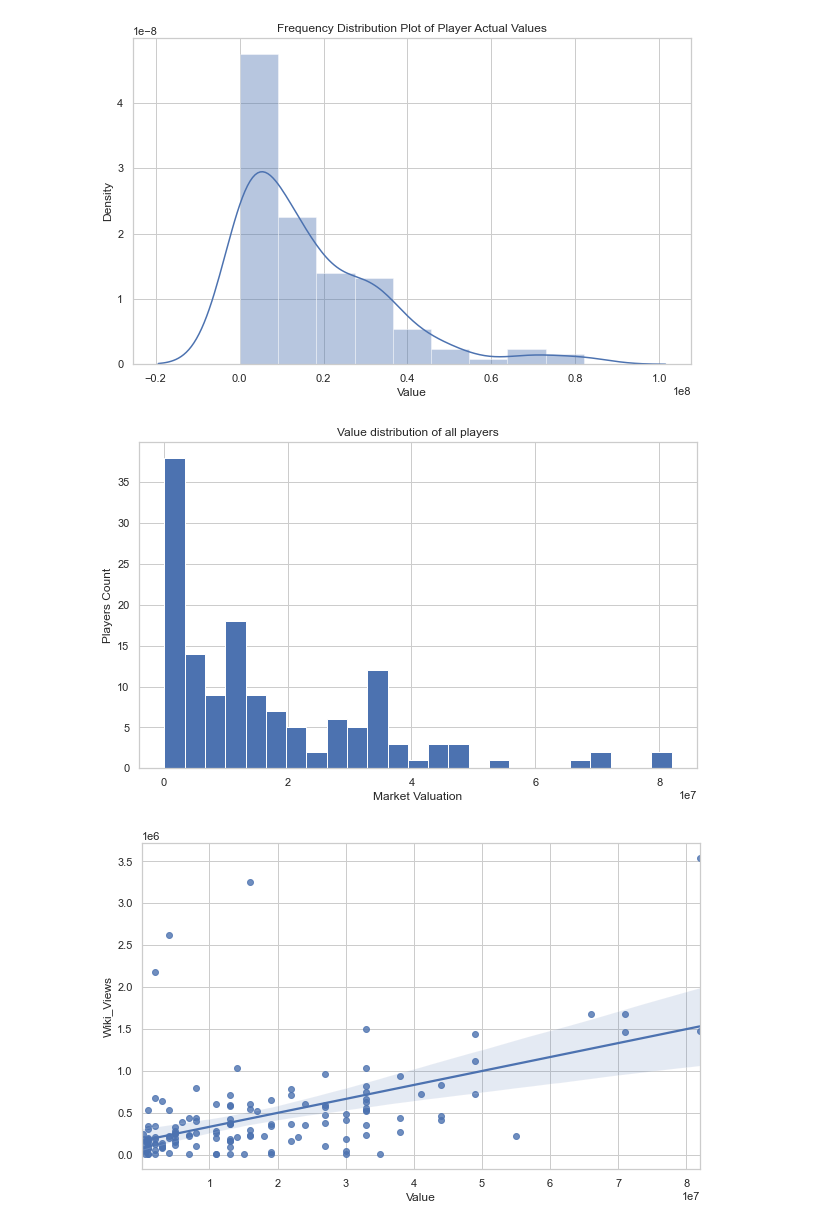
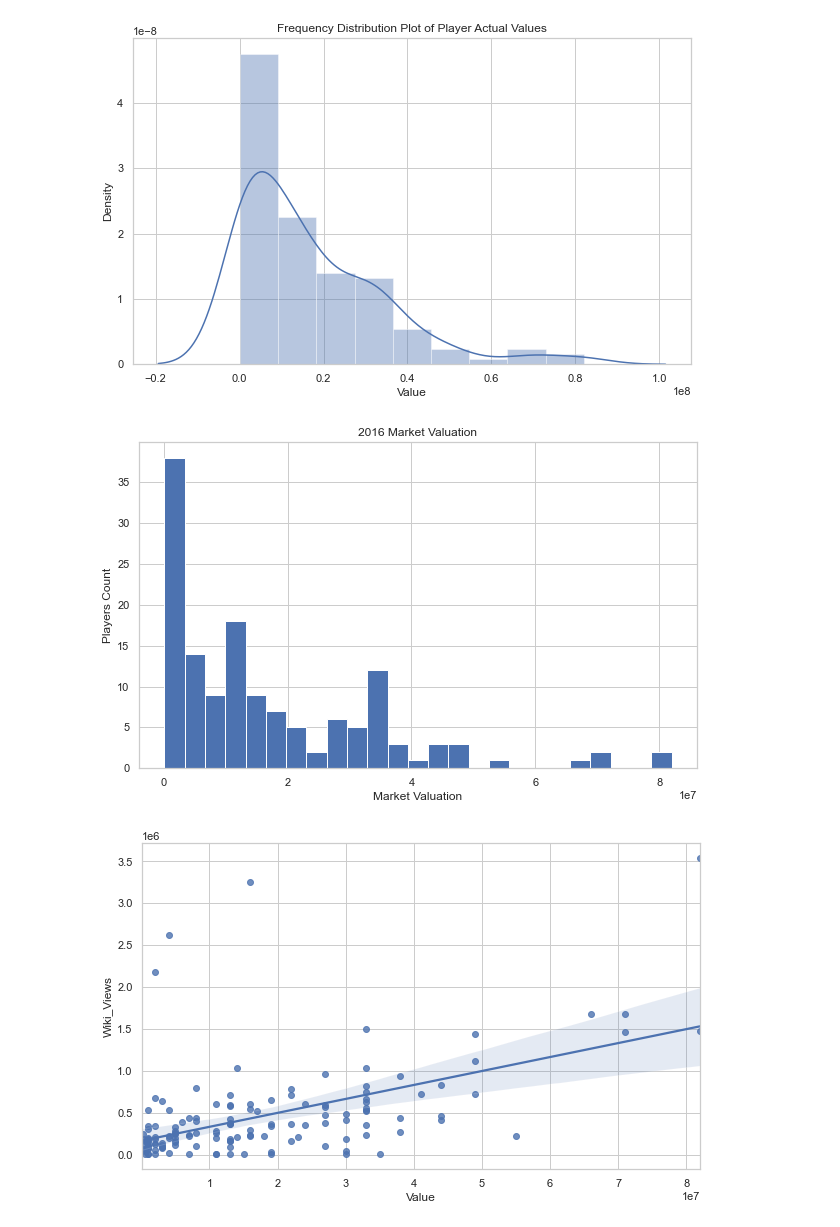
Before and after one commit to anubhavpar/Project_2, a Jupyter notebook: fbref.ipynb, the cells around one changed output. Cells and saved outputs as stored; diff of their text form; code cells hidden in the pictures.

```diff
--- a/fbref.ipynb
+++ b/fbref.ipynb
@@ -678,16 +700,17 @@ plt.show()
 # %% [output]
 [figure]
 # %%
+# Histogram plot of Player Values - 2016 Market Valuation
 fig = plt.figure(1, figsize=(10, 6))
 ax = fig.add_subplot(111)
 sns.set(style="whitegrid")
-#ax.set_title('2016 Market Valuation')
+ax.set_title('2016 Market Valuation')
 ax.set_ylabel('Players Count')
 ax.set_xlabel('Market Valuation')
 plt.hist( x= 'Value', bins=25,data=Players_Dataset_df_clean)
-plt.title('Value distribution of all players')
+#plt.title('Value distribution of all players')
 plt.savefig('Hist.png', dpi=300, bbox_inches='tight')
 plt.show()
 # %% [output]
-[figure, old version]
+[figure, new version]
 # %%
```
Also changed, not shown: parts of 60 cells of this notebook.
